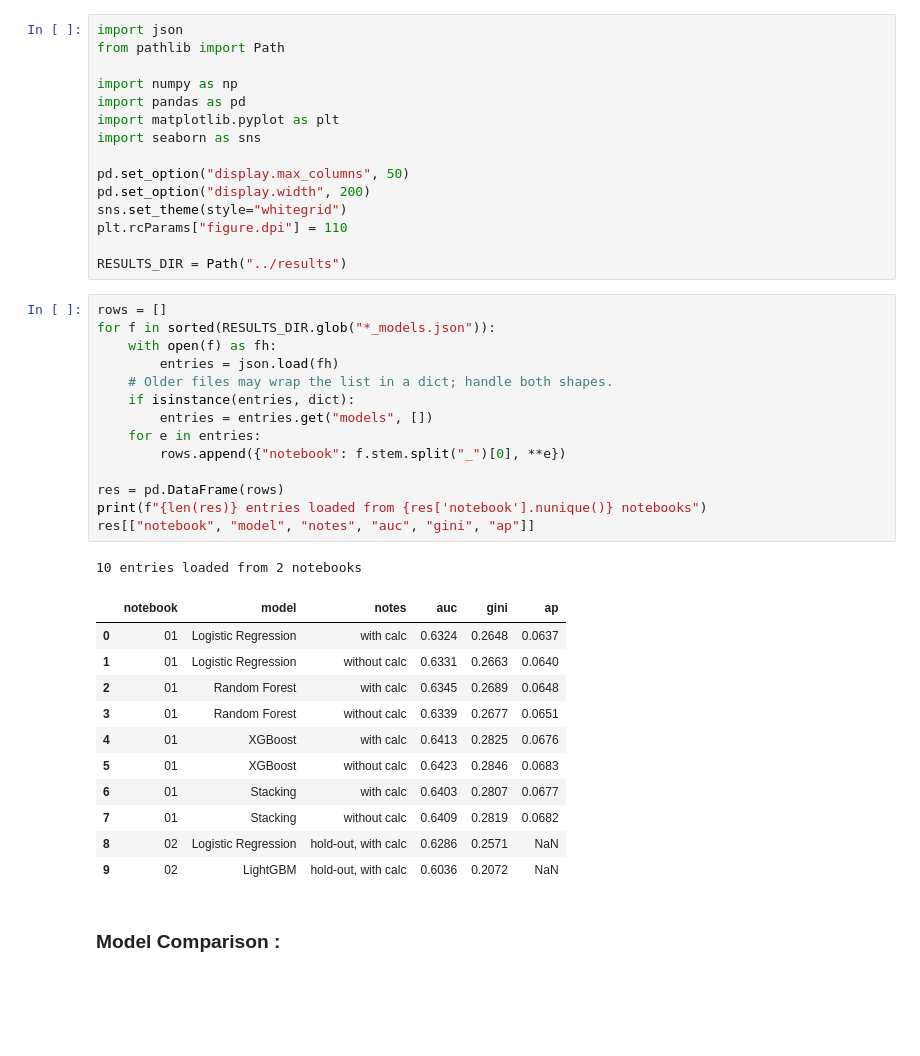
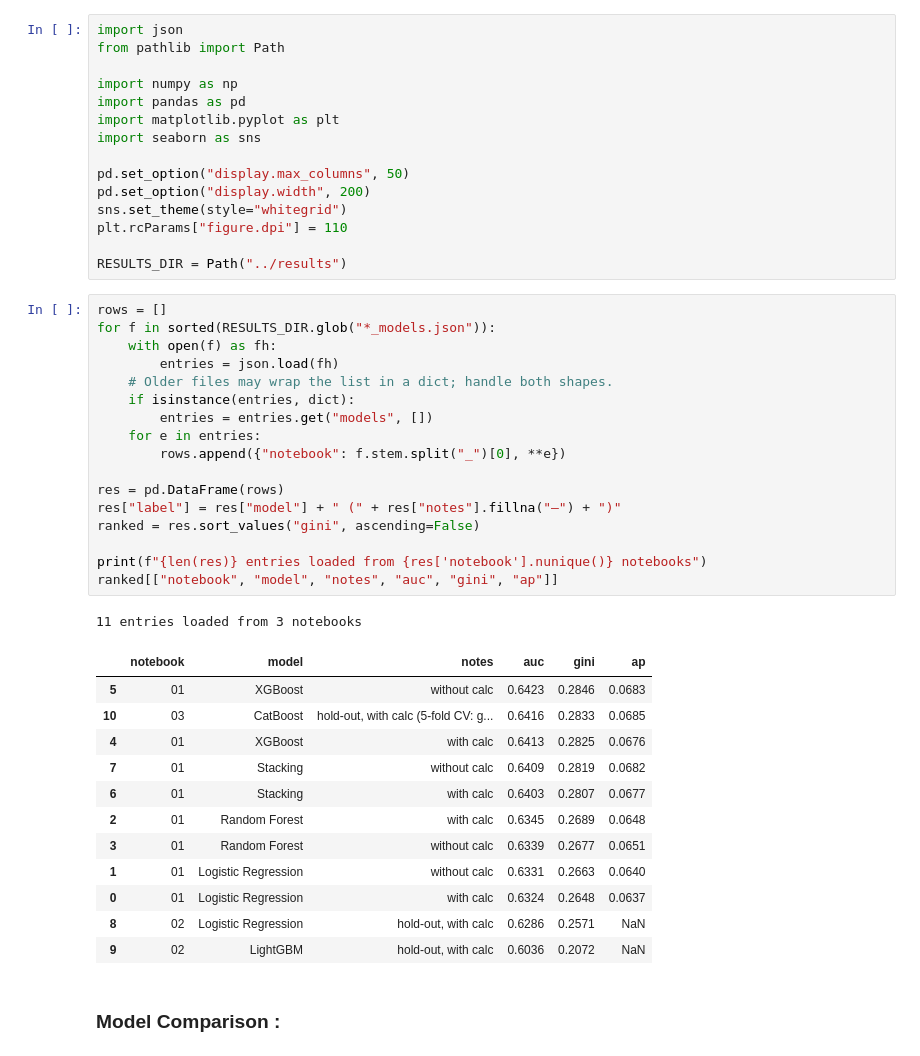
Before and after one commit to leyla-louache/porto-seguro-project, a Jupyter notebook: notebooks/05_final_comparison.ipynb, the cells around one changed output. Saved outputs shown, nothing was run; the diff lists cells and outputs as text; blank space fills up the shorter version.

```diff
--- a/notebooks/05_final_comparison.ipynb
+++ b/notebooks/05_final_comparison.ipynb
@@ -13,32 +13,36 @@ sns.set_theme(style="whitegrid")
 plt.rcParams["figure.dpi"] = 110
 
 RESULTS_DIR = Path("../results")
-# %%
-rows = []
-for f in sorted(RESULTS_DIR.glob("*_models.json")):
-    with open(f) as fh:
-        entries = json.load(fh)
-    # Older files may wrap the list in a dict; handle both shapes.
-    if isinstance(entries, dict):
-        entries = entries.get("models", [])
-    for e in entries:
-        rows.append({"notebook": f.stem.split("_")[0], **e})
-
-res = pd.DataFrame(rows)
-print(f"{len(res)} entries loaded from {res['notebook'].nunique()} notebooks")
-res[["notebook", "model", "notes", "auc", "gini", "ap"]]
-# %% [output]
-10 entries loaded from 2 notebooks
-|  | notebook | model | notes | auc | gini | ap |
-| 0 | 01 | Logistic Regression | with calc | 0.6324 | 0.2648 | 0.0637 |
-| 1 | 01 | Logistic Regression | without calc | 0.6331 | 0.2663 | 0.0640 |
-| 2 | 01 | Random Forest | with calc | 0.6345 | 0.2689 | 0.0648 |
-| 3 | 01 | Random Forest | without calc | 0.6339 | 0.2677 | 0.0651 |
-| 4 | 01 | XGBoost | with calc | 0.6413 | 0.2825 | 0.0676 |
-| 5 | 01 | XGBoost | without calc | 0.6423 | 0.2846 | 0.0683 |
-| 6 | 01 | Stacking | with calc | 0.6403 | 0.2807 | 0.0677 |
-| 7 | 01 | Stacking | without calc | 0.6409 | 0.2819 | 0.0682 |
-| 8 | 02 | Logistic Regression | hold-out, with calc | 0.6286 | 0.2571 | NaN |
-| 9 | 02 | LightGBM | hold-out, with calc | 0.6036 | 0.2072 | NaN |
+# %%
+rows = []
+for f in sorted(RESULTS_DIR.glob("*_models.json")):
+    with open(f) as fh:
+        entries = json.load(fh)
+    # Older files may wrap the list in a dict; handle both shapes.
+    if isinstance(entries, dict):
+        entries = entries.get("models", [])
+    for e in entries:
+        rows.append({"notebook": f.stem.split("_")[0], **e})
+
+res = pd.DataFrame(rows)
+res["label"] = res["model"] + " (" + res["notes"].fillna("—") + ")"
+ranked = res.sort_values("gini", ascending=False)
+
+print(f"{len(res)} entries loaded from {res['notebook'].nunique()} notebooks")
+ranked[["notebook", "model", "notes", "auc", "gini", "ap"]]
+# %% [output]
+11 entries loaded from 3 notebooks
+|  | notebook | model | notes | auc | gini | ap |
+| 5 | 01 | XGBoost | without calc | 0.6423 | 0.2846 | 0.0683 |
+| 10 | 03 | CatBoost | hold-out, with calc (5-fold CV: g... | 0.6416 | 0.2833 | 0.0685 |
+| 4 | 01 | XGBoost | with calc | 0.6413 | 0.2825 | 0.0676 |
+| 7 | 01 | Stacking | without calc | 0.6409 | 0.2819 | 0.0682 |
+| 6 | 01 | Stacking | with calc | 0.6403 | 0.2807 | 0.0677 |
+| 2 | 01 | Random Forest | with calc | 0.6345 | 0.2689 | 0.0648 |
+| 3 | 01 | Random Forest | without calc | 0.6339 | 0.2677 | 0.0651 |
+| 1 | 01 | Logistic Regression | without calc | 0.6331 | 0.2663 | 0.0640 |
+| 0 | 01 | Logistic Regression | with calc | 0.6324 | 0.2648 | 0.0637 |
+| 8 | 02 | Logistic Regression | hold-out, with calc | 0.6286 | 0.2571 | NaN |
+| 9 | 02 | LightGBM | hold-out, with calc | 0.6036 | 0.2072 | NaN |
 # %% [markdown]
 ### Model Comparison :
```
Also changed, not shown: parts of 2 cells of this notebook, 3 other files.
